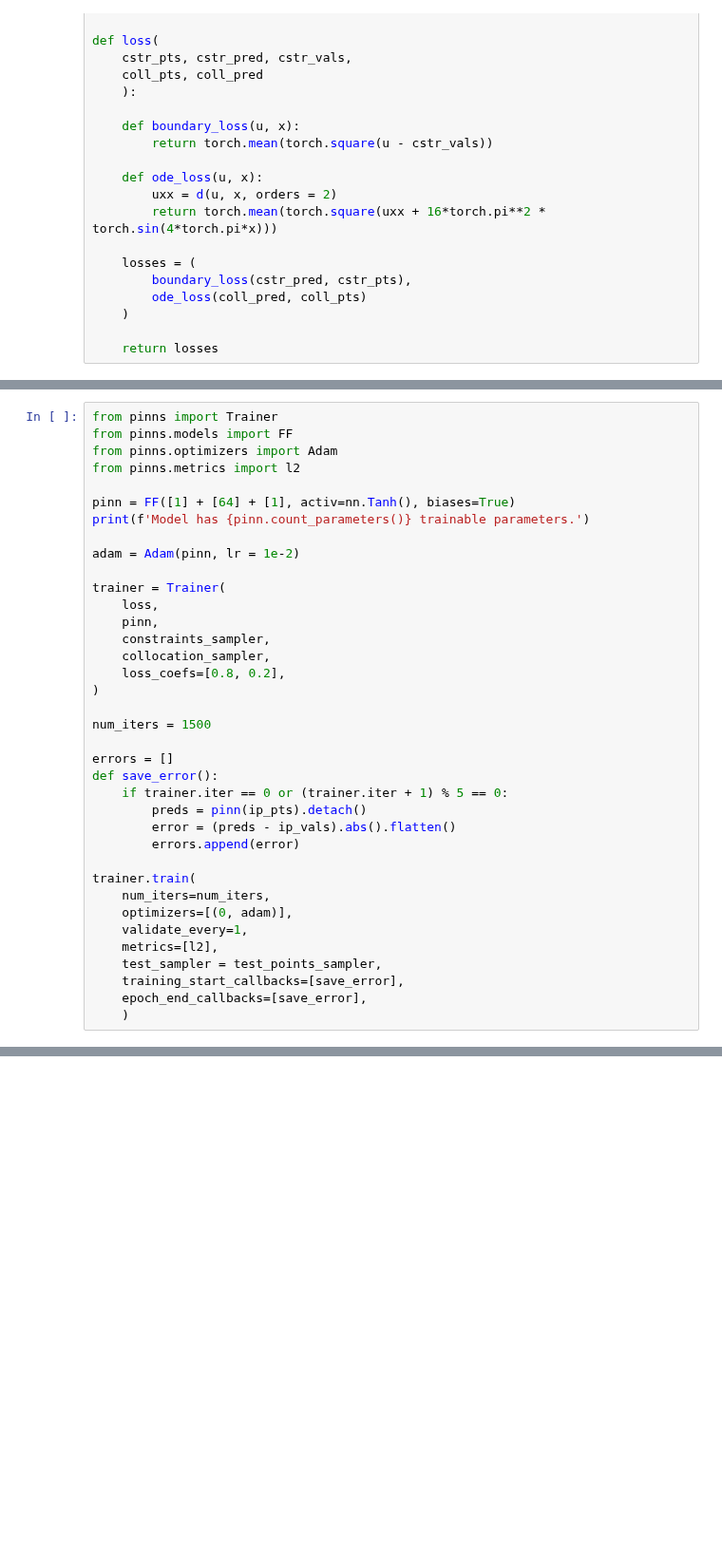
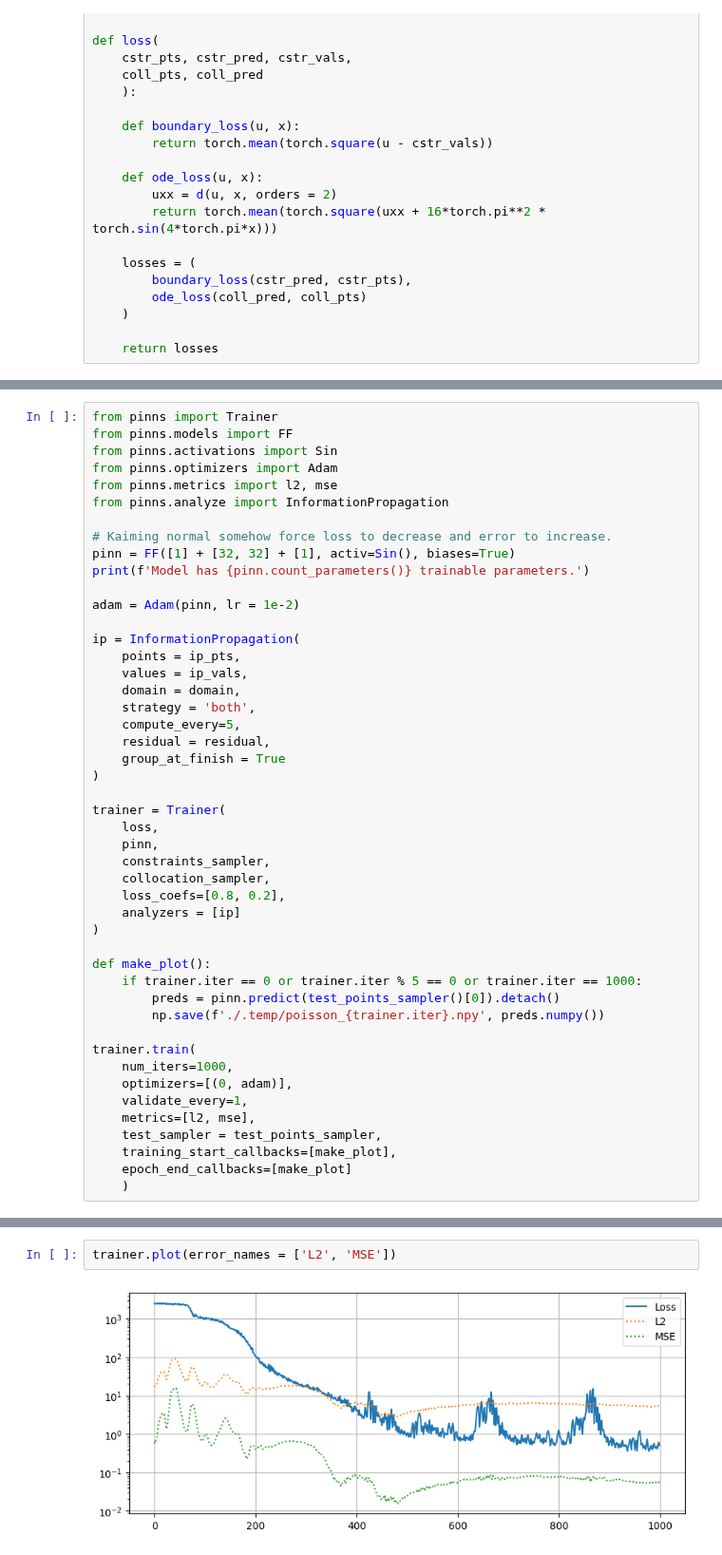
Before and after one commit to DaniilLaptev/pinns, a Jupyter notebook: experiments/information propagation/poisson.ipynb, the cells around one changed output, grey strips where cells are left out. Shown at 95% size. Drawn from its saved outputs; the diff is of its cells as text; blank space fills up the shorter version.

Commit message:
Added IP for poisson

```diff
--- a/experiments/information propagation/poisson.ipynb
+++ b/experiments/information propagation/poisson.ipynb
@@ -75,13 +74,26 @@ dists = get_dists(ip_pts)
 # %%
 from pinns import Trainer
 from pinns.models import FF
+from pinns.activations import Sin
 from pinns.optimizers import Adam
-from pinns.metrics import l2
+from pinns.metrics import l2, mse
+from pinns.analyze import InformationPropagation
 
-pinn = FF([1] + [64] + [1], activ=nn.Tanh(), biases=True)
+# Kaiming normal somehow force loss to decrease and error to increase.
+pinn = FF([1] + [32, 32] + [1], activ=Sin(), biases=True)
 print(f'Model has {pinn.count_parameters()} trainable parameters.')
 
 adam = Adam(pinn, lr = 1e-2)
+
+ip = InformationPropagation(
+    points = ip_pts,
+    values = ip_vals,
+    domain = domain,
+    strategy = 'both',
+    compute_every=5,
+    residual = residual,
+    group_at_finish = True
+)
 
 trainer = Trainer(
     loss,
@@ -89,24 +101,21 @@ trainer = Trainer(
     constraints_sampler,
     collocation_sampler,
     loss_coefs=[0.8, 0.2],
+    analyzers = [ip]
 )
 
-num_iters = 1500
-
-errors = []
-def save_error():
-    if trainer.iter == 0 or (trainer.iter + 1) % 5 == 0:
-        preds = pinn(ip_pts).detach()
-        error = (preds - ip_vals).abs().flatten()
-        errors.append(error)
+def make_plot():
+    if trainer.iter == 0 or trainer.iter % 5 == 0 or trainer.iter == 1000:
+        preds = pinn.predict(test_points_sampler()[0]).detach()
+        np.save(f'./.temp/poisson_{trainer.iter}.npy', preds.numpy())
 
 trainer.train(
-    num_iters=num_iters,
+    num_iters=1000,
     optimizers=[(0, adam)],
     validate_every=1,
-    metrics=[l2],
+    metrics=[l2, mse],
     test_sampler = test_points_sampler,
-    training_start_callbacks=[save_error],
-    epoch_end_callbacks=[save_error],
+    training_start_callbacks=[make_plot],
+    epoch_end_callbacks=[make_plot]
     )
 # %% [output]
@@ -114,3 +170,7 @@ Model has {'total': 193, 'trainable': 193} trainable parameters.
+# %%
+trainer.plot(error_names = ['L2', 'MSE'])
+# %% [output]
+[figure, added]
 # %%
 # pinn.model = torch.load('./very_good_model_dont_delete.pt')
 
```
Also changed, not shown: parts of 9 cells of this notebook, 3 other files.
